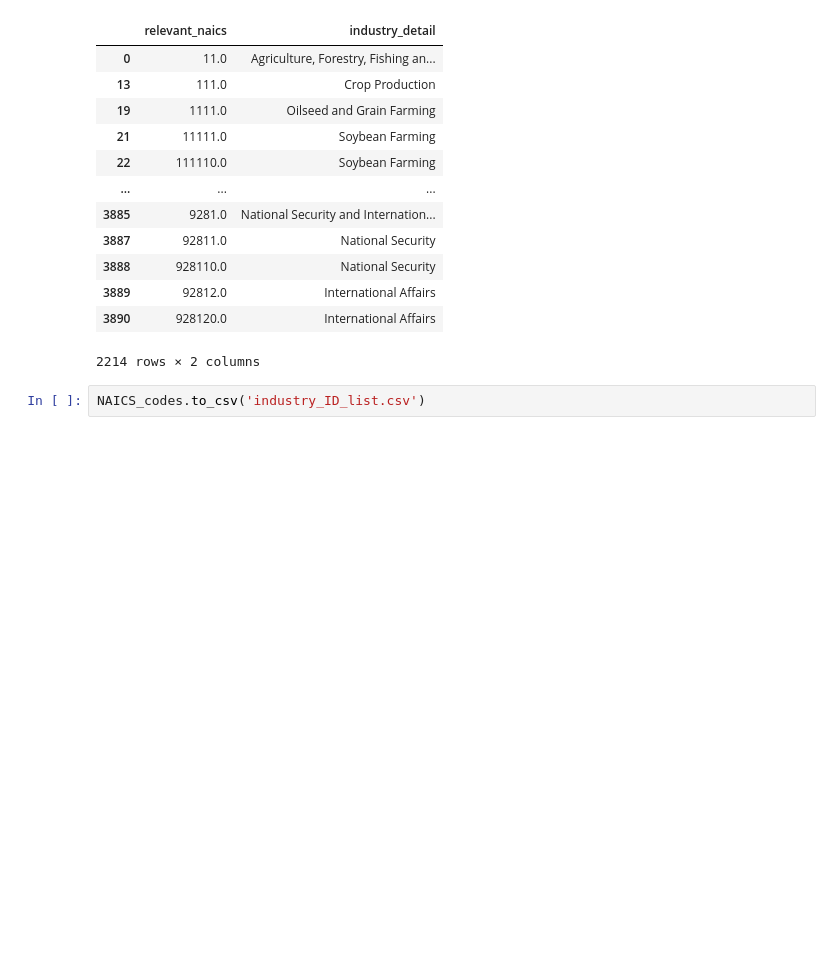
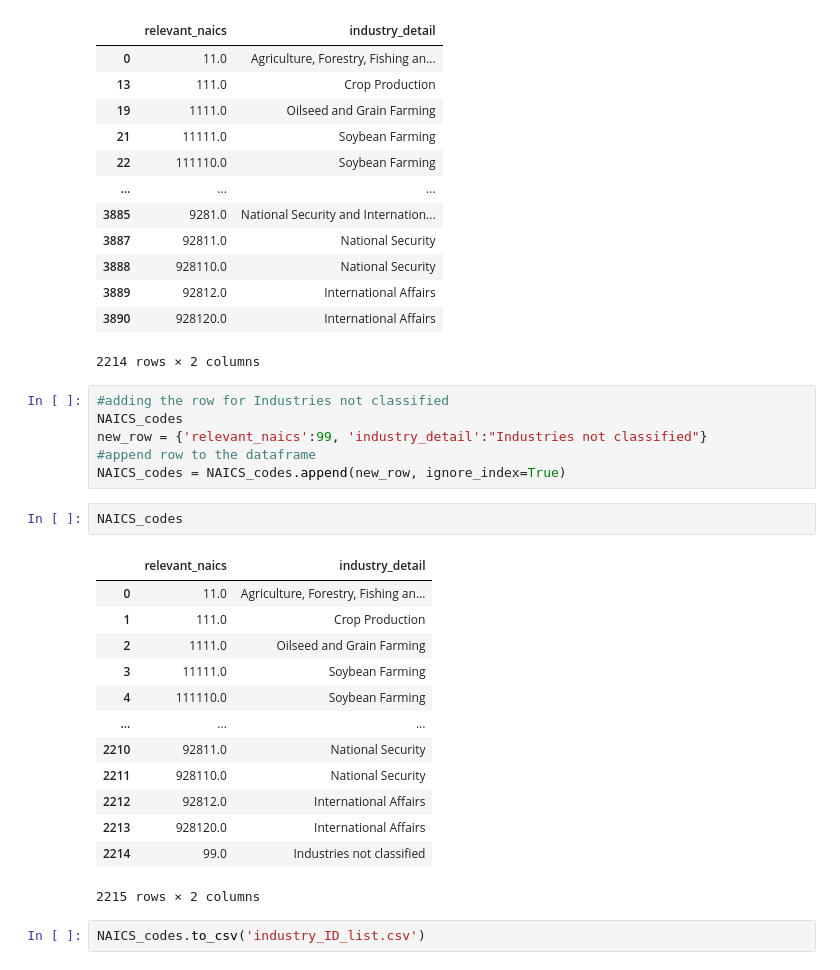
Before and after one commit to ModelEarth/community, a Jupyter notebook: info/data/data_collection.ipynb, the cells around one changed output. Cells and saved outputs as stored; diff of their text form; blank space fills up the shorter version.

```diff
--- a/info/data/data_collection.ipynb
+++ b/info/data/data_collection.ipynb
@@ -460,6 +460,28 @@ NAICS_codes
 | 3889 | 92812.0 | International Affairs |
 | 3890 | 928120.0 | International Affairs |
 2214 rows × 2 columns
+# %%
+#adding the row for Industries not classified
+NAICS_codes
+new_row = {'relevant_naics':99, 'industry_detail':"Industries not classified"}
+#append row to the dataframe
+NAICS_codes = NAICS_codes.append(new_row, ignore_index=True)
+# %%
+NAICS_codes
+# %% [output]
+|  | relevant_naics | industry_detail |
+| 0 | 11.0 | Agriculture, Forestry, Fishing an... |
+| 1 | 111.0 | Crop Production |
+| 2 | 1111.0 | Oilseed and Grain Farming |
+| 3 | 11111.0 | Soybean Farming |
+| 4 | 111110.0 | Soybean Farming |
+| ... | ... | ... |
+| 2210 | 92811.0 | National Security |
+| 2211 | 928110.0 | National Security |
+| 2212 | 92812.0 | International Affairs |
+| 2213 | 928120.0 | International Affairs |
+| 2214 | 99.0 | Industries not classified |
+2215 rows × 2 columns
 # %%
 NAICS_codes.to_csv('industry_ID_list.csv')
 # %% [markdown]
```
Also changed, not shown: 7 other files.
